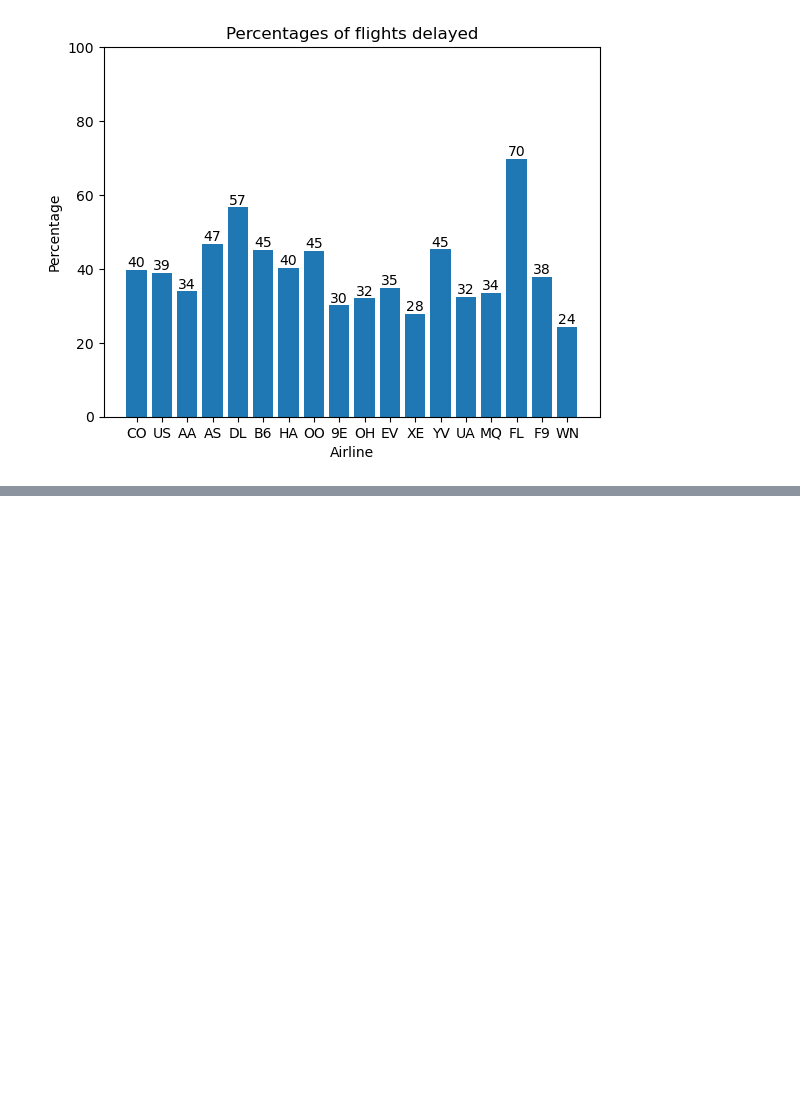
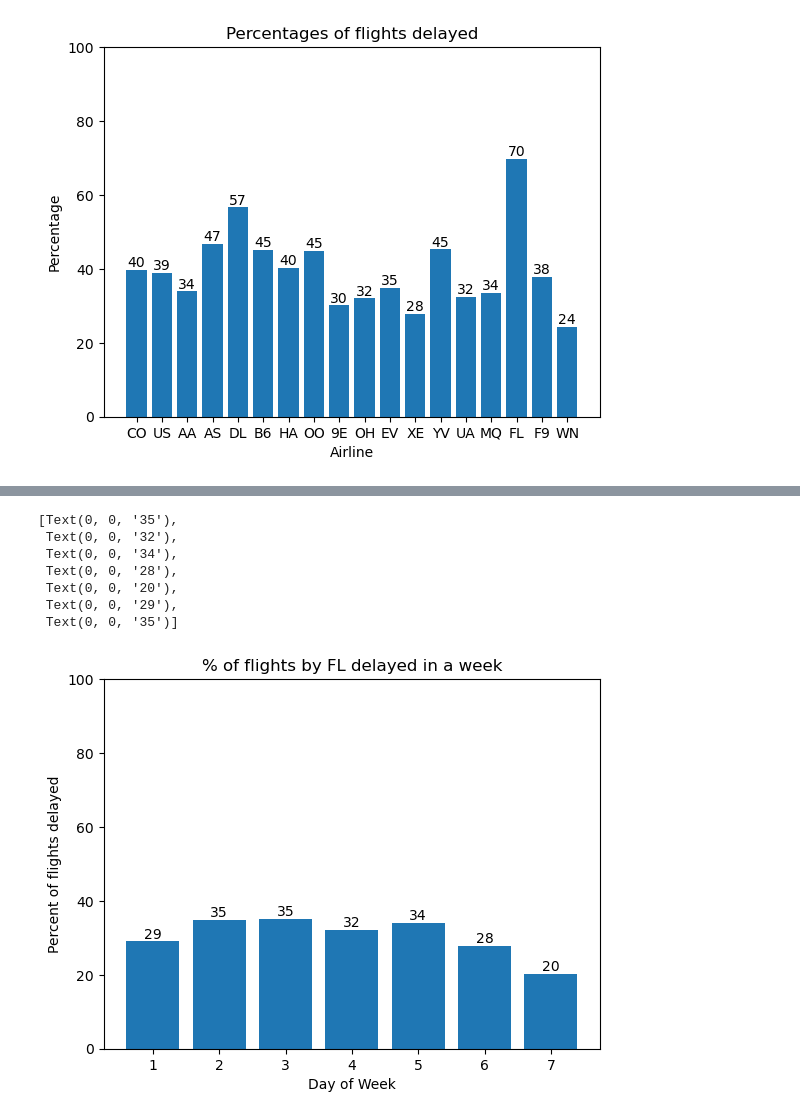
Before and after one commit to ltcolscotty/AirlinesProject, a Jupyter notebook: AirlineAnalysis.ipynb, the cells around one changed output, grey strips where cells are left out. Saved outputs shown, nothing was run; the diff lists cells and outputs as text; code cells hidden in the pictures; blank space fills up the shorter version.

```diff
--- a/AirlineAnalysis.ipynb
+++ b/AirlineAnalysis.ipynb
@@ -93,0 +122,14 @@ ax.bar_label(bar_container, fmt='{:,.0f}')
+# %%
+fig, ax = plt.subplots()
+bar_container3 = ax.bar(x_val, y_result4C)
+ax.set(ylabel='Percent of flights delayed', xlabel='Day of Week' , title='% of flights by FL delayed in a week', ylim=(0, 100))
+ax.bar_label(bar_container3, fmt='{:,.0f}')
+# %% [output]
+[Text(0, 0, '35'),
+ Text(0, 0, '32'),
+ Text(0, 0, '34'),
+ Text(0, 0, '28'),
+ Text(0, 0, '20'),
+ Text(0, 0, '29'),
+ Text(0, 0, '35')]
+[figure, added]
```
Also changed, not shown: parts of 7 cells of this notebook.
